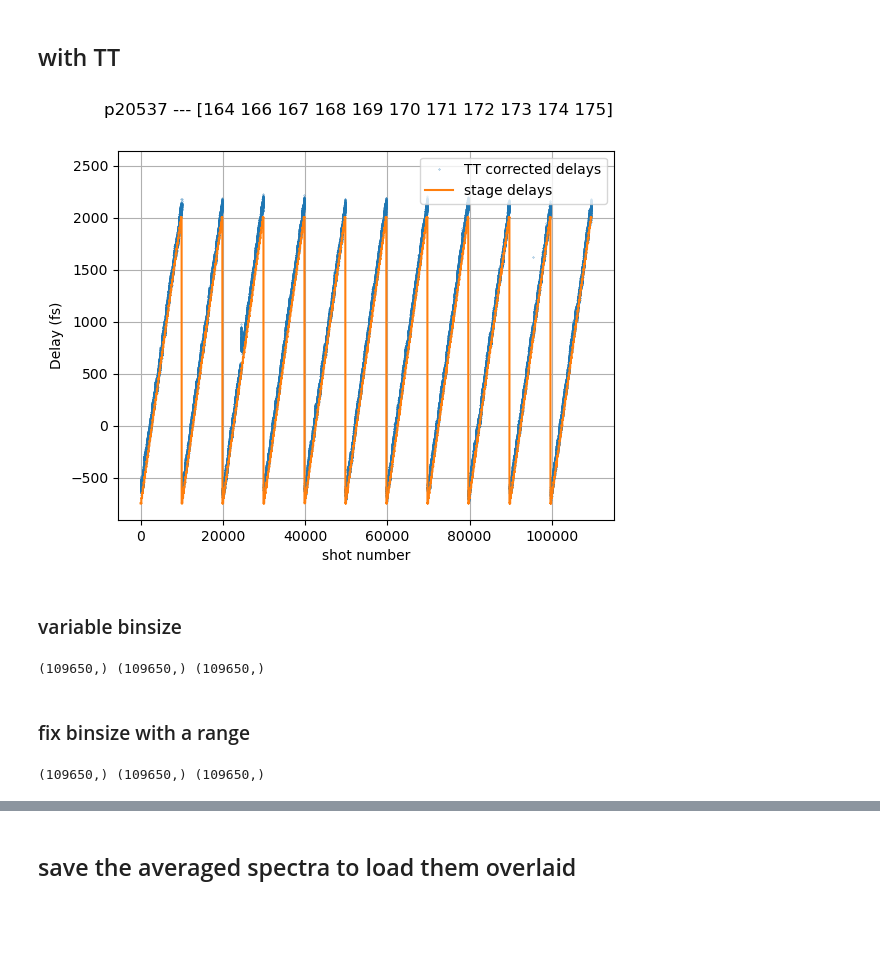
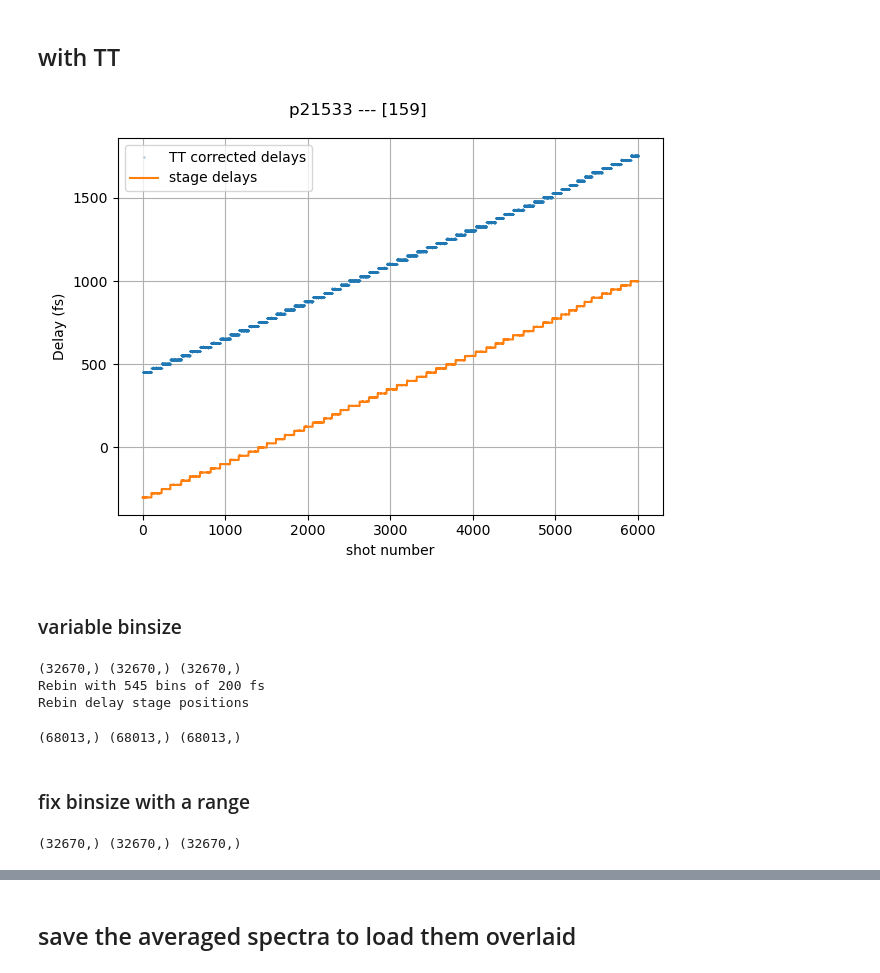
Before and after one commit to paulscherrerinstitute/alvra_beamline_scripts, a Jupyter notebook: Plotting_XANES_timescans.ipynb, the cells around one changed output, grey strips where cells are left out. Saved outputs shown, nothing was run; the diff lists cells and outputs as text; code cells hidden in the pictures; blank space fills up the shorter version.

```diff
--- a/Plotting_XANES_timescans.ipynb
+++ b/Plotting_XANES_timescans.ipynb
@@ -100,20 +102,15 @@ print (reducedir+run_name)
 <a id='Overlay_1diode'></a>
 ## Overlay different scans 1 diode
 # %%
-pgroup = 'p21211'
-#runlist = np.arange(166, 171, 1)
-#runlist = [149, 162, 166, 171, 176, 179, 184, 189, 191, 195, 199,203]
-#runlist = [ 189, 191, 195, 199, 203, 207]
-#runlist = [231, 235, 239, 243, 249, 253, 257, 261, 265]
-runlist = [290, 293, 296, 299, 302, 305, 308, 309]
-runlist = [308, 309, 311, 314, 317, 320, 326]
-runlist = [320,326,329,332]
+pgroup = 'p21533'
+
+runlist = [159, 160, 161, 162]
 
 # runlist = [82, 94, 102, 111]
-Loaddir_folder = 'Reduced_XANES_timescans_test'
+Loaddir_folder = 'Timescans_XANES'
 
 ##############################################
-Loaddir = '/sf/alvra/data/{}/work/Claudio/{}/'.format(pgroup, Loaddir_folder)
+Loaddir = '/sf/alvra/data/{}/work/Reduced_data/{}/'.format(pgroup, Loaddir_folder)
 titlestring_stack = pgroup + ' --- ' +str(runlist)
 print ('Will load {} runs: {} from {}'.format(len(runlist), runlist, Loaddir))
 check = []
@@ -242,34 +240,53 @@ Scan is done with the stage in fs
 # %%
 Two_diodes = False
 
 ##################################################
 
 title=""
 if Two_diodes:
     Pump_probe_scan  = Pump_probe_scan + Pump_probe_scan2
     Delays_corr_scan = Delays_corr_scan + Delays_corr_scan2
     Delays_fs_scan   = Delays_fs_scan + Delays_fs_scan2
     title = "Two diodes"
 
 plt.figure()
 plt.suptitle(titlestring_stack)
 plt.title(title)
 plt.plot(Delays_corr_scan, '.',ms=0.5, label = 'TT corrected delays')
 plt.plot(Delays_fs_scan, label = 'stage delays')
 plt.xlabel('shot number')
 plt.ylabel('Delay (fs)')
 plt.legend (loc='best')
 plt.grid()
+plt.tight_layout()
 plt.show()
 # %% [output]
-[figure, old version]
+[figure, new version]
 # %% [markdown]
 ### variable binsize
+# %%
+variable_bins = False
+withTT = False
+
+numbins = 100
+
+binsize = 200
+min_delay = -4000
+max_delay = 105000
+
+######################################################################################
+
+Delay_fs_TT, pp_TT, pp_std, err_pp, count = rebin_function(Pump_probe_scan, Delays_corr_scan, Delays_fs_scan, variable_bins, withTT, numbins, binsize, min_delay, max_delay)
+# %% [output]
+(32670,) (32670,) (32670,)
+Rebin with 545 bins of 200 fs
+Rebin delay stage positions
 # %%
 numbins = 100
-withTT = True
+withTT = False
 
 #####################################################################################################
+binsize = 'variable'
 from scipy.stats import binned_statistic
 print (np.shape(Pump_probe_scan),np.shape(Delays_corr_scan), np.shape(Delays_fs_scan))
 
@@ -296,15 +313,15 @@ for index in range(len(bin_centres)):
     count.append(np.count_nonzero(binNumber == (index+1)))
 err_pp = pp_std/np.sqrt(np.array(count))
 # %% [output]
-(109650,) (109650,) (109650,)
+(68013,) (68013,) (68013,)
 # %% [markdown]
 ### fix binsize with a range
 # %%
-binsize = 5 # in fs
-withTT = True
+binsize = 200 # in fs
+withTT = False
 
-min_delay = -500
-max_delay = 2000
+min_delay = -3000
+max_delay = 105000
 
 #####################################################################################################
 from scipy.stats import binned_statistic
@@ -314,7 +331,7 @@ binList = np.arange(min_delay, max_delay, binsize)
 
 if not withTT:
     pp_TT, binEdges, binNumber = binned_statistic(Delays_fs_scan, Pump_probe_scan, statistic='mean', bins=binList)
-    pp_std, _, _ = binned_statistic(Delays_corr_scan, Pump_probe_scan, statistic='std', bins=binList)
+    pp_std, _, _ = binned_statistic(Delays_fs_scan, Pump_probe_scan, statistic='std', bins=binList)
 else:
     pp_TT, binEdges, binNumber = binned_statistic(Delays_corr_scan, Pump_probe_scan, statistic='mean', bins=binList)
     pp_std, _, _ = binned_statistic(Delays_corr_scan, Pump_probe_scan, statistic='std', bins=binList)
@@ -326,7 +343,7 @@ for index in range(len(bin_centres)):
     count.append(np.count_nonzero(binNumber == index+1))
 err_pp = pp_std/np.sqrt(np.array(count))
 # %% [output]
-(109650,) (109650,) (109650,)
+(32670,) (32670,) (32670,)
 # %%
 fig = plt.figure(figsize = (7,5))
 fig.suptitle("\n".join(wrap(titlestring_stack)))
```
Also changed, not shown: parts of 11 cells of this notebook, 12 other files.
